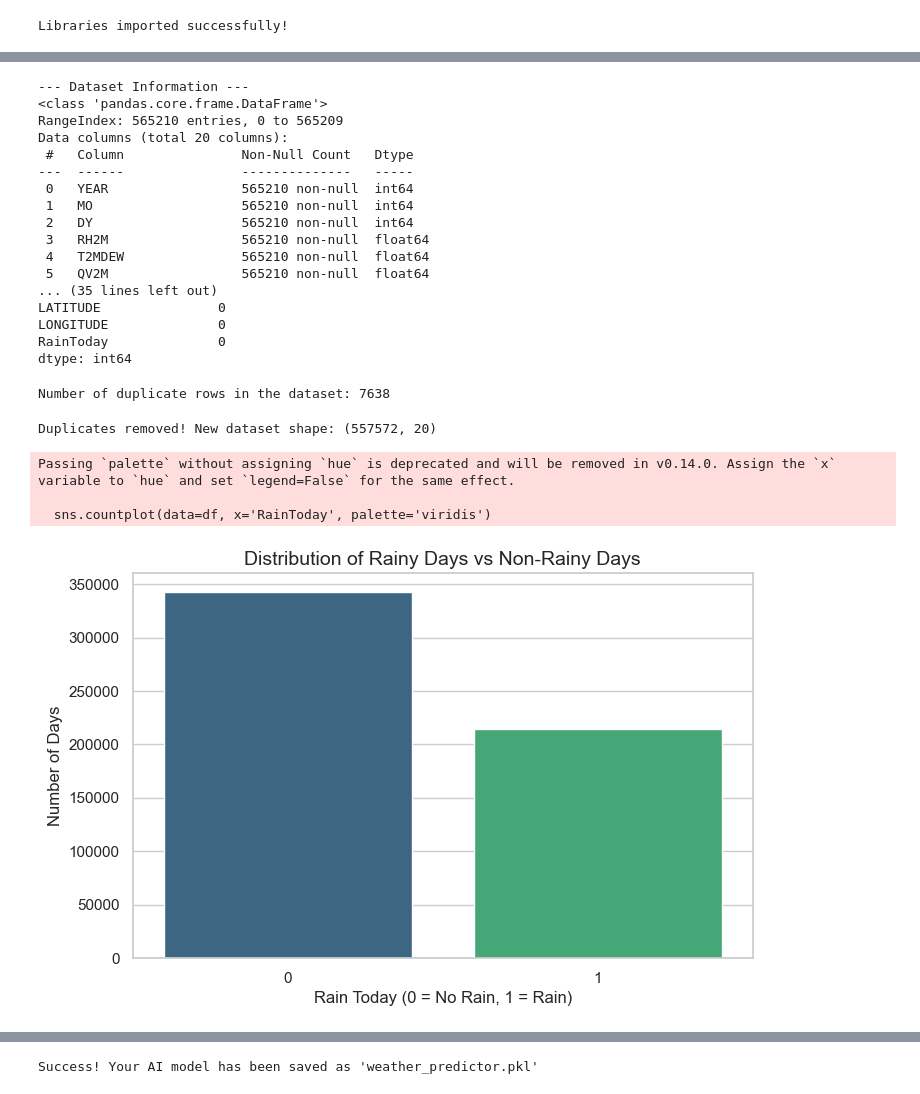
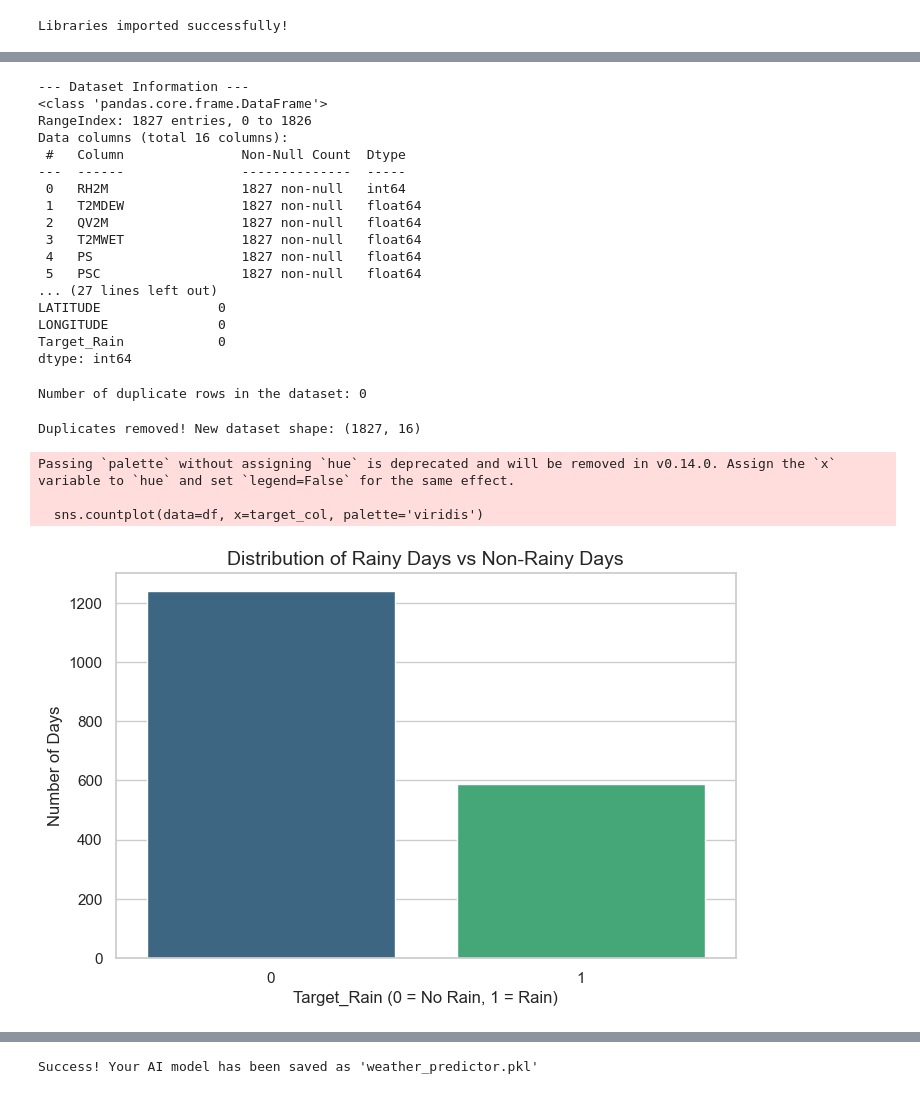
Before and after one commit to panvimohan2020-svg/5th-sem-RCF-research-project, a Jupyter notebook: notebooks/01_EDA_and_Preprocessing.ipynb, the cells around one changed output, grey strips where cells are left out. Cells and saved outputs as stored; diff of their text form; code cells hidden in the pictures.

```diff
--- a/notebooks/01_EDA_and_Preprocessing.ipynb
+++ b/notebooks/01_EDA_and_Preprocessing.ipynb
@@ -12,21 +12,13 @@ print("Libraries imported successfully!")
 # %% [output]
 Libraries imported successfully!
 # %%
-# Cell 2: Load the dataset using the actual CSV path
-file_path = r"C:\Users\lenovo\OneDrive\Documents\5th sem RCF research project\Rainfall_Classification_Project\Data\Raw\Processed"
+import os
+import pandas as pd
+
+file_path = r"C:\Users\lenovo\OneDrive\Documents\5th sem RCF research project\Rainfall_Classification_Project\Data\Raw\Processed\gunupur_cleaned.csv"
+
 df = pd.read_csv(file_path)
 
-# -------------------------------------------------------------
-# RESEARCH STEP: TARGET VARIABLE ENGINEERING
-# We define a "Rainy Day" as any day with more than 0.1 mm of rain.
-# 1 = Rain, 0 = No Rain
-# -------------------------------------------------------------
-# 1. Create the answer key first
-df['RainToday'] = (df['PRECTOTCORR'] > 0.1).astype(int)
-
-# 2. DROP THE CHEATING COLUMN NOW
-df = df.drop(columns=['PRECTOTCORR'])
-
-print("Dataset loaded successfully!")
-df.head()
+print("Actual columns in gunupur_cleaned.csv:")
+print(df.columns.tolist())
 # %% [output]
@@ -47,48 +34,58 @@ print(df.isnull().sum())
 # %% [output]
 --- Dataset Information ---
 <class 'pandas.core.frame.DataFrame'>
-RangeIndex: 565210 entries, 0 to 565209
-Data columns (total 20 columns):
- #   Column               Non-Null Count   Dtype
----  ------               --------------   -----
- 0   YEAR                 565210 non-null  int64
- 1   MO                   565210 non-null  int64
- 2   DY                   565210 non-null  int64
- 3   RH2M                 565210 non-null  float64
- 4   T2MDEW               565210 non-null  float64
- 5   QV2M                 565210 non-null  float64
-... (35 lines left out)
+RangeIndex: 1827 entries, 0 to 1826
+Data columns (total 16 columns):
+ #   Column               Non-Null Count  Dtype
+---  ------               --------------  -----
+ 0   RH2M                 1827 non-null   int64
+ 1   T2MDEW               1827 non-null   float64
+ 2   QV2M                 1827 non-null   float64
+ 3   T2MWET               1827 non-null   float64
+ 4   PS                   1827 non-null   float64
+ 5   PSC                  1827 non-null   float64
+... (27 lines left out)
 LATITUDE               0
 LONGITUDE              0
-RainToday              0
+Target_Rain            0
 dtype: int64
 # %%
 # Cell 4: Check for Duplicate Records
 duplicates = df.duplicated().sum()
 print(f"Number of duplicate rows in the dataset: {duplicates}")
 # %% [output]
-Number of duplicate rows in the dataset: 7638
+Number of duplicate rows in the dataset: 0
 # %%
 # Cell 5: Remove duplicates
 df = df.drop_duplicates()
 print(f"Duplicates removed! New dataset shape: {df.shape}")
 # %% [output]
-Duplicates removed! New dataset shape: (557572, 20)
+Duplicates removed! New dataset shape: (1827, 16)
 # %%
-# Cell 6: Target Variable Distribution (Count Plot)
+import matplotlib.pyplot as plt
+import seaborn as sns
+
+# 1. Identify which target column actually exists in your dataframe
+target_col = 'Target_Rain' if 'Target_Rain' in df.columns else 'RainToday'
+
+if target_col not in df.columns:
+    print("❌ Available columns in df:", df.columns.tolist())
+    raise KeyError(f"Neither 'Target_Rain' nor 'RainToday' was found in df. Check your column list above.")
+
+# 2. Plot the distribution safely
 plt.figure(figsize=(8, 5))
-sns.countplot(data=df, x='RainToday', palette='viridis')
+sns.countplot(data=df, x=target_col, palette='viridis')
 
 plt.title('Distribution of Rainy Days vs Non-Rainy Days', fontsize=14)
-plt.xlabel('Rain Today (0 = No Rain, 1 = Rain)', fontsize=12)
+plt.xlabel(f'{target_col} (0 = No Rain, 1 = Rain)', fontsize=12)
 plt.ylabel('Number of Days', fontsize=12)
 
 plt.show()
 # %% [output]
 Passing `palette` without assigning `hue` is deprecated and will be removed in v0.14.0. Assign the `x` variable to `hue` and set `legend=False` for the same effect.
 
-  sns.countplot(data=df, x='RainToday', palette='viridis')
+  sns.countplot(data=df, x=target_col, palette='viridis')
-[figure, old version]
+[figure, new version]
 # %%
 # Cell 7: Correlation Heatmap
 plt.figure(figsize=(16, 12))
```
Also changed, not shown: parts of 8 cells of this notebook, 2 other files.
